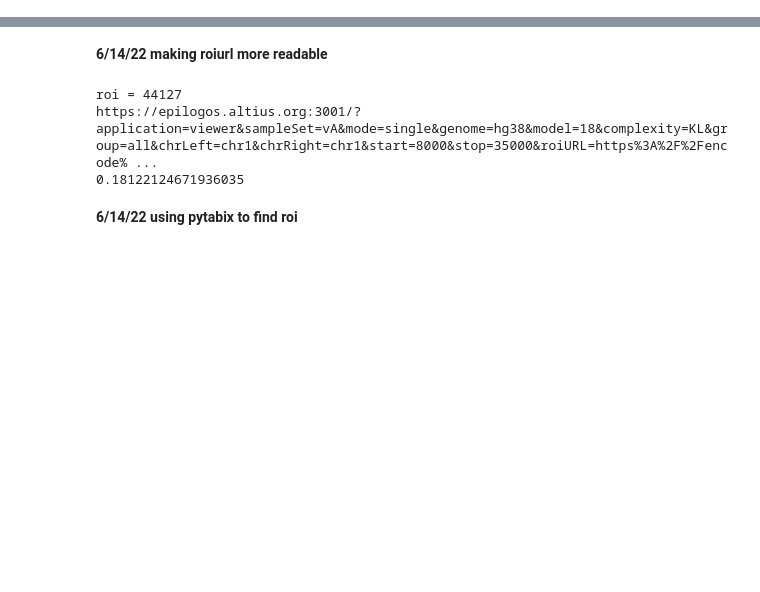
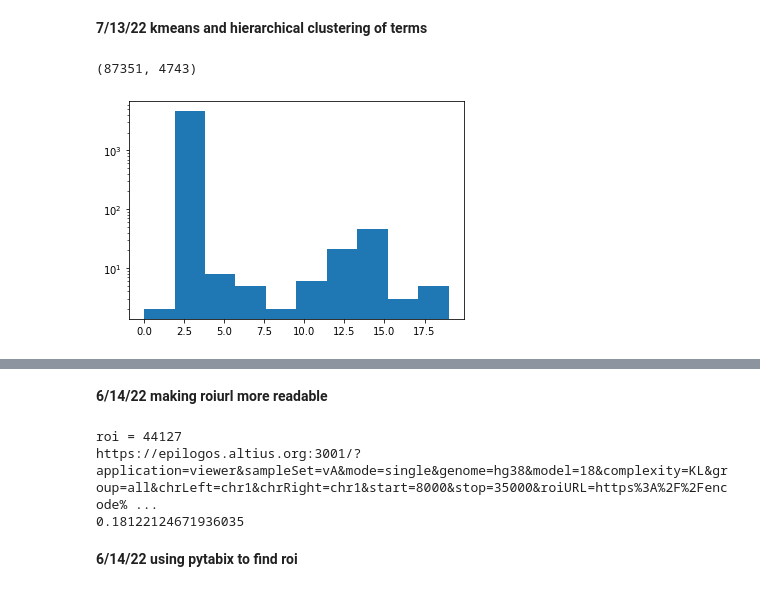
Before and after one commit to meuleman/gilbertAPI, a Jupyter notebook: externalresources/code/pipeline/test_can_delete_CT20220531.ipynb, the cells around one changed output, grey strips where cells are left out. Cells and saved outputs as stored; diff of their text form; code cells hidden in the pictures; blank space fills up the shorter version.

```diff
--- a/externalresources/code/pipeline/test_can_delete_CT20220531.ipynb
+++ b/externalresources/code/pipeline/test_can_delete_CT20220531.ipynb
@@ -30,0 +42,23 @@ today = date.today()
+# %% [markdown]
+**7/13/22 kmeans and hierarchical clustering of terms**
+# %%
+#load data
+descriptorooe_hdf5_path = '/home/ctrader/region_similarity/data/regions_25kb_CT20220713.genedescriptorooe.sig.hdf5'
+descriptor_hdf5 = h5py.File(descriptorooe_hdf5_path, 'r')
+term_sig_log2ooe = descriptor_hdf5['sig_term_roi_log2ooe'][:]
+term_sig_counts = descriptor_hdf5['sig_term_roi_counts'][:]
+descriptor_hdf5.close()
+# %%
+term_sig_log2ooe[:, np.sum(term_sig_log2ooe, axis=0)!=0].shape
+# %% [output]
+(87351, 4743)
+# %%
+kmeans = KMeans(n_clusters=20,
+               init='random',
+               random_state=3,
+               algorithm='elkan').fit(term_sig_log2ooe[:, np.sum(term_sig_log2ooe, axis=0)!=0].T)
+# %%
+plt.hist(kmeans.labels_)
+plt.yscale('log')
+# %% [output]
+[figure, added]
```
Also changed, not shown: parts of 65 cells of this notebook.
